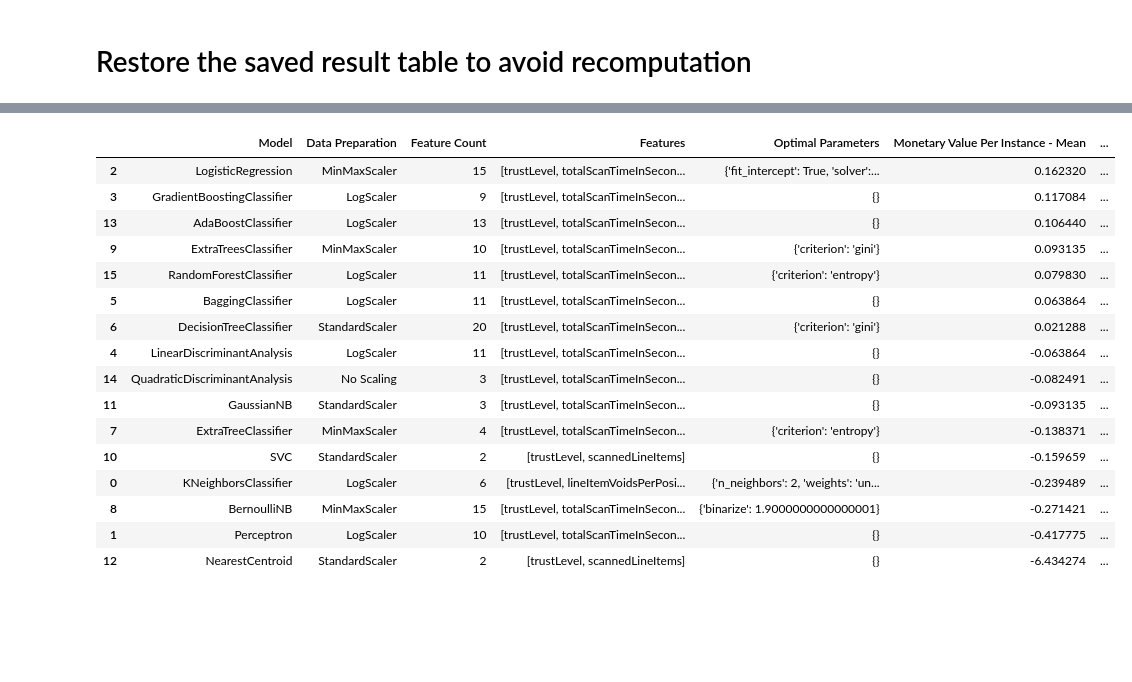
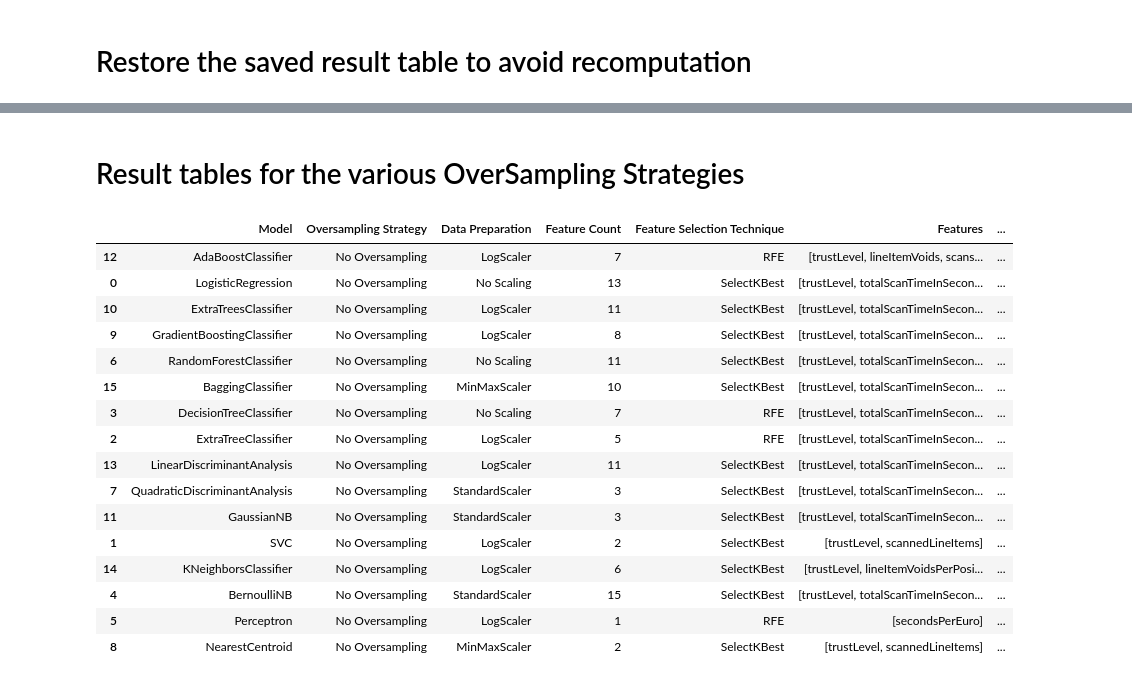
Before and after one commit to anhmt90/data-mining-cup, a Jupyter notebook: models/Model performance comparison - Only Training Set.ipynb, the cells around one changed output, grey strips where cells are left out. Cells and saved outputs as stored; diff of their text form; code cells hidden in the pictures; blank space fills up the shorter version.

```diff
--- a/models/Model performance comparison - Only Training Set.ipynb
+++ b/models/Model performance comparison - Only Training Set.ipynb
@@ -104,4 +100,0 @@ X_train_res, y_train_res = sm.fit_sample(X_train, y_train)
-# %%
-from imblearn.over_sampling import ADASYN
-ada = ADASYN(random_state=42)
-X_train_res, y_train_res = ada.fit_resample(X_train, y_train)
@@ -123,0 +101,13 @@ array([[5.00000000e+00, 1.05400000e+03, 5.47000000e+01, ...,
+# %%
+from imblearn.over_sampling import SMOTE
+
+def smoteOverSamling(train):
+    sm = SMOTE(random_state=42)
+    X_train_extended, Y_train_extended = sm.fit_sample(X_train, y_train)
+
+    new_train = pd.DataFrame(X_train_extended, columns=train.drop('fraud',axis=1).columns)
+    new_train ["fraud"] = Y_train_extended
+    return new_train
+
+print(smoteOverSamling(train).fraud.value_counts())
+print(smoteOverSamling(train).fraud.value_counts() / len(smoteOverSamling(train)))
@@ -123,0 +121,13 @@ array([[5.00000000e+00, 1.05400000e+03, 5.47000000e+01, ...,
+# %%
+from imblearn.over_sampling import ADASYN
+
+def adasynOverSamling(train):
+    ada = ADASYN(random_state=42)
+    X_train_extended, Y_train_extended = ada.fit_resample(X_train, y_train)
+
+    new_train = pd.DataFrame(X_train_extended, columns=train.drop('fraud',axis=1).columns)
+    new_train["fraud"] = Y_train_extended
+    return new_train
+
+print(adasynOverSamling(train).fraud.value_counts())
+print(adasynOverSamling(train).fraud.value_counts() / len(train))
@@ -519,7 +685,7 @@ Finished SVC with LogScaler and 20 features after 3.4065067768096924 seconds
 # %% [markdown]
 # Restore the saved result table to avoid recomputation
 # %%
-result_table.to_pickle("result_table_training_set.pkl")
-# result_table = pd.read_pickle("result_table_training_set.pkl")
+#result_table.to_pickle("result_table_training_set.pkl")
+result_table = pd.read_pickle("result_table_training_set.pkl")
 # %%
 result_table = result_table.sort_values(by = "Monetary Value Per Instance - Mean", ascending = False)
@@ -549,42 +713,45 @@ result_table
+# %% [markdown]
+# Result tables for the various OverSampling Strategies
 # %%
-result_table_aggregated = pd.DataFrame(columns=["Model", "Data Preparation", "Feature Count", "Features", "Optimal Parameters", "Monetary Value Per Instance - Mean", "Monetary Value Per Instance - Standard Deviation", "Time needed", "Raw Model"])
+result_table_aggregated = pd.DataFrame(columns=["Model", "Oversampling Strategy", "Data Preparation", "Feature Count", "Feature Selection Technique", "Features", "Optimal Parameters", "Monetary Value Per Instance - Mean", "Monetary Value Per Instance - Standard Deviation", "Raw Model"])
 
 
 for model in list(set(result_table["Model"].values)):
     sub_table = result_table[result_table["Model"] == model]
     result_table_aggregated = result_table_aggregated.append({
         "Model": model,
+        "Oversampling Strategy": sub_table.loc[sub_table["Monetary Value Per Instance - Mean"].argmax()]["Oversampling Strategy"],
         "Data Preparation": sub_table.loc[sub_table["Monetary Value Per Instance - Mean"].argmax()]["Data Preparation"],
         "Feature Count": sub_table.loc[sub_table["Monetary Value Per Instance - Mean"].argmax()]["Feature Count"],
         "Features": sub_table.loc[sub_table["Monetary Value Per Instance - Mean"].argmax()]["Features"],
+        "Feature Selection Technique": sub_table.loc[sub_table["Monetary Value Per Instance - Mean"].argmax()]["Feature Selection Technique"],
         "Optimal Parameters": sub_table.loc[sub_table["Monetary Value Per Instance - Mean"].argmax()]["Optimal Parameters"],
         "Monetary Value Per Instance - Mean": sub_table.loc[sub_table["Monetary Value Per Instance - Mean"].argmax()]["Monetary Value Per Instance - Mean"],
         "Monetary Value Per Instance - Standard Deviation": sub_table.loc[sub_table["Monetary Value Per Instance - Mean"].argmax()]["Monetary Value Per Instance - Standard Deviation"],
-        "Time needed":  sub_table.loc[sub_table["Monetary Value Per Instance - Mean"].argmax()]["Time needed"],
         "Raw Model": sub_table.loc[sub_table["Monetary Value Per Instance - Mean"].argmax()]["Raw Model"]
         }, ignore_index=True)
 
 result_table_aggregated.to_excel("Result-Train Set-Aggregated.xlsx")
 
 result_table_aggregated.sort_values(by = "Monetary Value Per Instance - Mean", ascending = False)
 # %% [output]
-|  | Model | Data Preparation | Feature Count | Features | Optimal Parameters | Monetary Value Per Instance - Mean | ... |
-| 2 | LogisticRegression | MinMaxScaler | 15 | [trustLevel, totalScanTimeInSecon... | {'fit_intercept': True, 'solver':... | 0.162320 | ... |
-| 3 | GradientBoostingClassifier | LogScaler | 9 | [trustLevel, totalScanTimeInSecon... | {} | 0.117084 | ... |
-| 13 | AdaBoostClassifier | LogScaler | 13 | [trustLevel, totalScanTimeInSecon... | {} | 0.106440 | ... |
-| 9 | ExtraTreesClassifier | MinMaxScaler | 10 | [trustLevel, totalScanTimeInSecon... | {'criterion': 'gini'} | 0.093135 | ... |
-| 15 | RandomForestClassifier | LogScaler | 11 | [trustLevel, totalScanTimeInSecon... | {'criterion': 'entropy'} | 0.079830 | ... |
-| 5 | BaggingClassifier | LogScaler | 11 | [trustLevel, totalScanTimeInSecon... | {} | 0.063864 | ... |
-| 6 | DecisionTreeClassifier | StandardScaler | 20 | [trustLevel, totalScanTimeInSecon... | {'criterion': 'gini'} | 0.021288 | ... |
-| 4 | LinearDiscriminantAnalysis | LogScaler | 11 | [trustLevel, totalScanTimeInSecon... | {} | -0.063864 | ... |
-| 14 | QuadraticDiscriminantAnalysis | No Scaling | 3 | [trustLevel, totalScanTimeInSecon... | {} | -0.082491 | ... |
-| 11 | GaussianNB | StandardScaler | 3 | [trustLevel, totalScanTimeInSecon... | {} | -0.093135 | ... |
-| 7 | ExtraTreeClassifier | MinMaxScaler | 4 | [trustLevel, totalScanTimeInSecon... | {'criterion': 'entropy'} | -0.138371 | ... |
-| 10 | SVC | StandardScaler | 2 | [trustLevel, scannedLineItems] | {} | -0.159659 | ... |
-| 0 | KNeighborsClassifier | LogScaler | 6 | [trustLevel, lineItemVoidsPerPosi... | {'n_neighbors': 2, 'weights': 'un... | -0.239489 | ... |
-| 8 | BernoulliNB | MinMaxScaler | 15 | [trustLevel, totalScanTimeInSecon... | {'binarize': 1.9000000000000001} | -0.271421 | ... |
-| 1 | Perceptron | LogScaler | 10 | [trustLevel, totalScanTimeInSecon... | {} | -0.417775 | ... |
-| 12 | NearestCentroid | StandardScaler | 2 | [trustLevel, scannedLineItems] | {} | -6.434274 | ... |
+|  | Model | Oversampling Strategy | Data Preparation | Feature Count | Feature Selection Technique | Features | ... |
+| 12 | AdaBoostClassifier | No Oversampling | LogScaler | 7 | RFE | [trustLevel, lineItemVoids, scans... | ... |
+| 0 | LogisticRegression | No Oversampling | No Scaling | 13 | SelectKBest | [trustLevel, totalScanTimeInSecon... | ... |
+| 10 | ExtraTreesClassifier | No Oversampling | LogScaler | 11 | SelectKBest | [trustLevel, totalScanTimeInSecon... | ... |
+| 9 | GradientBoostingClassifier | No Oversampling | LogScaler | 8 | SelectKBest | [trustLevel, totalScanTimeInSecon... | ... |
+| 6 | RandomForestClassifier | No Oversampling | No Scaling | 11 | SelectKBest | [trustLevel, totalScanTimeInSecon... | ... |
+| 15 | BaggingClassifier | No Oversampling | MinMaxScaler | 10 | SelectKBest | [trustLevel, totalScanTimeInSecon... | ... |
+| 3 | DecisionTreeClassifier | No Oversampling | No Scaling | 7 | RFE | [trustLevel, totalScanTimeInSecon... | ... |
+| 2 | ExtraTreeClassifier | No Oversampling | LogScaler | 5 | RFE | [trustLevel, totalScanTimeInSecon... | ... |
+| 13 | LinearDiscriminantAnalysis | No Oversampling | LogScaler | 11 | SelectKBest | [trustLevel, totalScanTimeInSecon... | ... |
+| 7 | QuadraticDiscriminantAnalysis | No Oversampling | StandardScaler | 3 | SelectKBest | [trustLevel, totalScanTimeInSecon... | ... |
+| 11 | GaussianNB | No Oversampling | StandardScaler | 3 | SelectKBest | [trustLevel, totalScanTimeInSecon... | ... |
+| 1 | SVC | No Oversampling | LogScaler | 2 | SelectKBest | [trustLevel, scannedLineItems] | ... |
+| 14 | KNeighborsClassifier | No Oversampling | LogScaler | 6 | SelectKBest | [trustLevel, lineItemVoidsPerPosi... | ... |
+| 4 | BernoulliNB | No Oversampling | StandardScaler | 15 | SelectKBest | [trustLevel, totalScanTimeInSecon... | ... |
+| 5 | Perceptron | No Oversampling | LogScaler | 1 | RFE | [secondsPerEuro] | ... |
+| 8 | NearestCentroid | No Oversampling | MinMaxScaler | 2 | SelectKBest | [trustLevel, scannedLineItems] | ... |
 # %%
 plt.rcParams['figure.figsize'] = (10,10)
 
```
Also changed, not shown: parts of 18 cells of this notebook.
